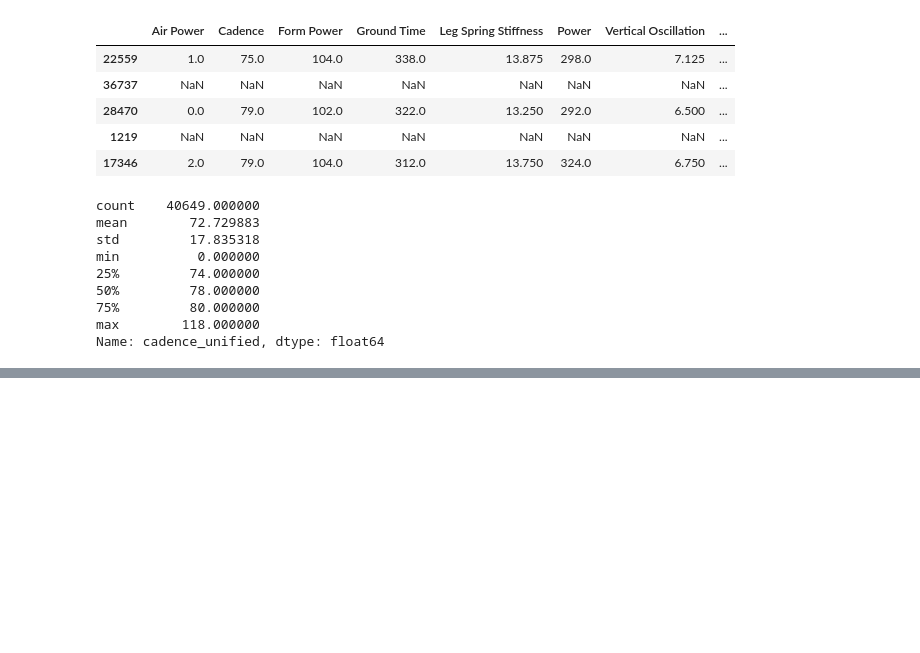
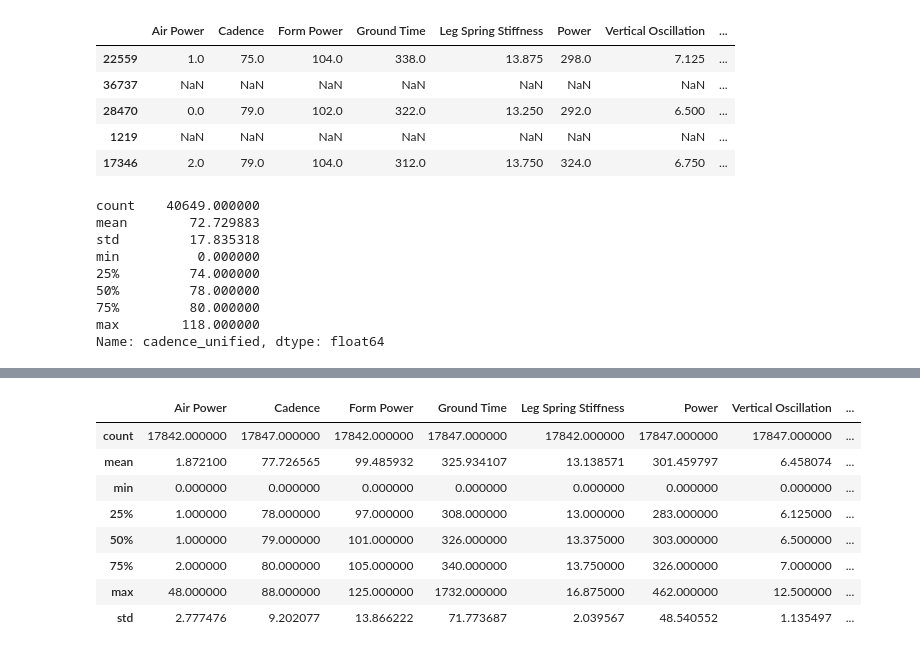
Before and after one commit to vandao288/strava_data_report, a Jupyter notebook: strava.ipynb, the cells around one changed output, grey strips where cells are left out. Cells and saved outputs as stored; diff of their text form; code cells hidden in the pictures; blank space fills up the shorter version.

```diff
--- a/strava.ipynb
+++ b/strava.ipynb
@@ -375,0 +396,15 @@ Name: cadence_unified, dtype: float64
+# %%
+# Let's explore heart rate
+
+hr_cleaned = df[df['heart_rate'].notna()]
+hr_cleaned.describe()
+# %% [output]
+|  | Air Power | Cadence | Form Power | Ground Time | Leg Spring Stiffness | Power | Vertical Oscillation | ... |
+| count | 17842.000000 | 17847.000000 | 17842.000000 | 17847.000000 | 17842.000000 | 17847.000000 | 17847.000000 | ... |
+| mean | 1.872100 | 77.726565 | 99.485932 | 325.934107 | 13.138571 | 301.459797 | 6.458074 | ... |
+| min | 0.000000 | 0.000000 | 0.000000 | 0.000000 | 0.000000 | 0.000000 | 0.000000 | ... |
+| 25% | 1.000000 | 78.000000 | 97.000000 | 308.000000 | 13.000000 | 283.000000 | 6.125000 | ... |
+| 50% | 1.000000 | 79.000000 | 101.000000 | 326.000000 | 13.375000 | 303.000000 | 6.500000 | ... |
+| 75% | 2.000000 | 80.000000 | 105.000000 | 340.000000 | 13.750000 | 326.000000 | 7.000000 | ... |
+| max | 48.000000 | 88.000000 | 125.000000 | 1732.000000 | 16.875000 | 462.000000 | 12.500000 | ... |
+| std | 2.777476 | 9.202077 | 13.866222 | 71.773687 | 2.039567 | 48.540552 | 1.135497 | ... |
```
Also changed, not shown: parts of 4 cells of this notebook.
